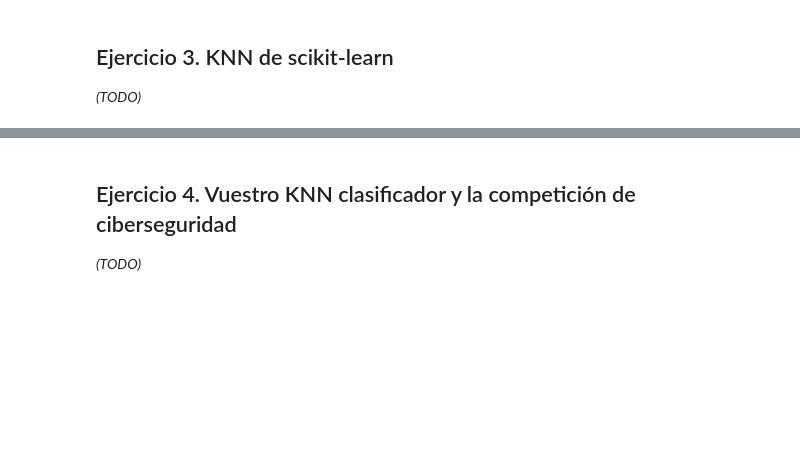
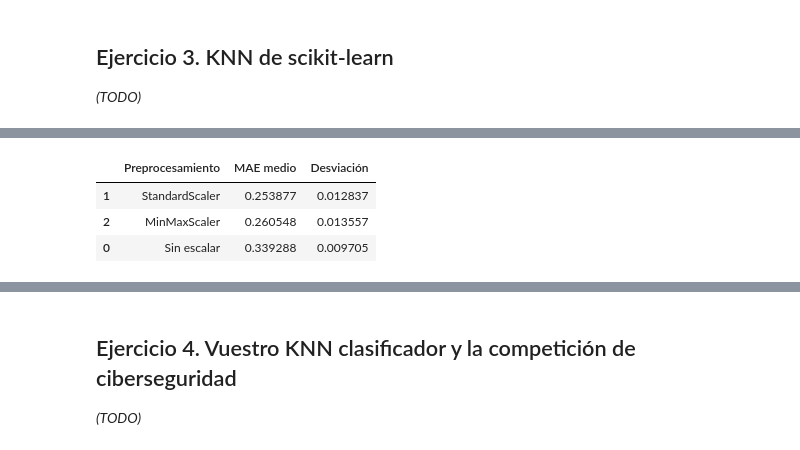
Before and after one commit to miguelang17/Practica_2, a Jupyter notebook: P2_alumnos/P2/Cuaderno/p2_grupoN.ipynb, the cells around one changed output, grey strips where cells are left out. Cells and saved outputs as stored; diff of their text form; code cells hidden in the pictures; blank space fills up the shorter version.

Commit message:
Ejercicio 3 latencia

```diff
--- a/P2_alumnos/P2/Cuaderno/p2_grupoN.ipynb
+++ b/P2_alumnos/P2/Cuaderno/p2_grupoN.ipynb
@@ -595,0 +629,35 @@ Estos resultados son nuestras referencias iniciales para evaluar los modelos má
+# %%
+from sklearn.pipeline import Pipeline
+from sklearn.neighbors import KNeighborsRegressor
+from sklearn.model_selection import cross_val_score
+
+resultados_preprocesamiento = []
+
+for nombre, preprocesador in preprocesamientos.items():
+    modelo = Pipeline([
+        ("preprocesamiento", preprocesador),
+        ("knn", KNeighborsRegressor(n_neighbors=5))
+    ])
+
+    errores = -cross_val_score(
+        modelo,
+        X_lat,
+        y_lat,
+        cv=cv_agrupada,
+        groups=grupos_latencia,
+        scoring="neg_mean_absolute_error"
+    )
+
+    resultados_preprocesamiento.append({
+        "Preprocesamiento": nombre,
+        "MAE medio": errores.mean(),
+        "Desviación": errores.std()
+    })
+
+tabla_preprocesamiento = pd.DataFrame(resultados_preprocesamiento)
+display(tabla_preprocesamiento.sort_values("MAE medio"))
+# %% [output]
+|  | Preprocesamiento | MAE medio | Desviación |
+| 1 | StandardScaler | 0.253877 | 0.012837 |
+| 2 | MinMaxScaler | 0.260548 | 0.013557 |
+| 0 | Sin escalar | 0.339288 | 0.009705 |
```
Also changed, not shown: parts of 3 cells of this notebook.
